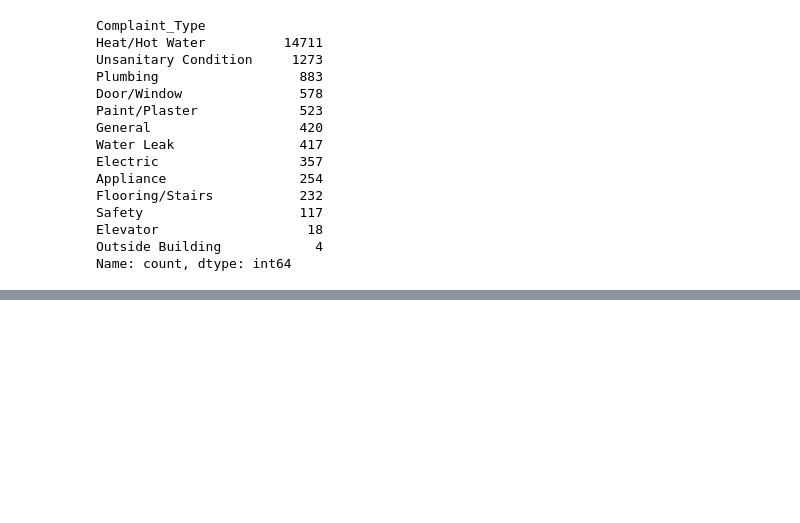
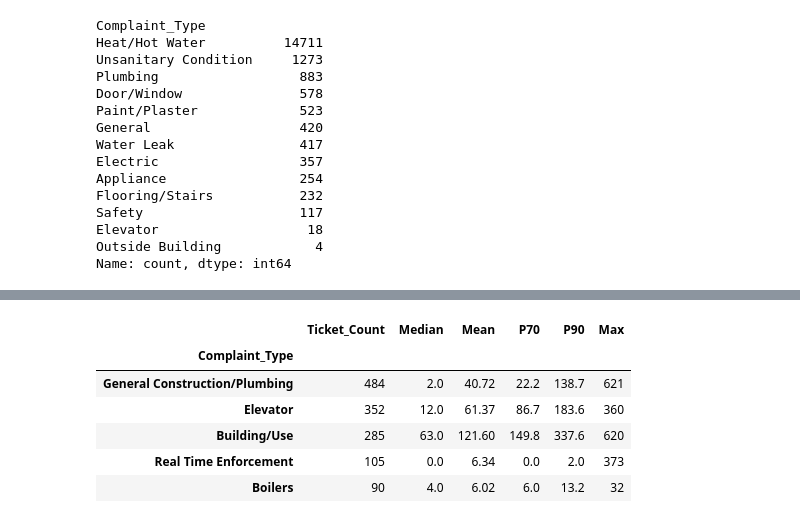
Before and after one commit to JunayedMh/nyc-311-resolution-time-analysis, a Jupyter notebook: notebook/EDA.ipynb, the cells around one changed output, grey strips where cells are left out. Saved outputs shown, nothing was run; the diff lists cells and outputs as text; code cells hidden in the pictures; blank space fills up the shorter version.

```diff
--- a/notebook/EDA.ipynb
+++ b/notebook/EDA.ipynb
@@ -698,0 +844,10 @@ Name: count, dtype: int64
+# %%
+agency_vs_complaints.loc["DOB"].sort_values(by="Ticket_Count", ascending=False).head(5)
+# %% [output]
+|  | Ticket_Count | Median | Mean | P70 | P90 | Max |
+| Complaint_Type |  |  |  |  |  |  |
+| General Construction/Plumbing | 484 | 2.0 | 40.72 | 22.2 | 138.7 | 621 |
+| Elevator | 352 | 12.0 | 61.37 | 86.7 | 183.6 | 360 |
+| Building/Use | 285 | 63.0 | 121.60 | 149.8 | 337.6 | 620 |
+| Real Time Enforcement | 105 | 0.0 | 6.34 | 0.0 | 2.0 | 373 |
+| Boilers | 90 | 4.0 | 6.02 | 6.0 | 13.2 | 32 |
```
Also changed, not shown: parts of 28 cells of this notebook.
